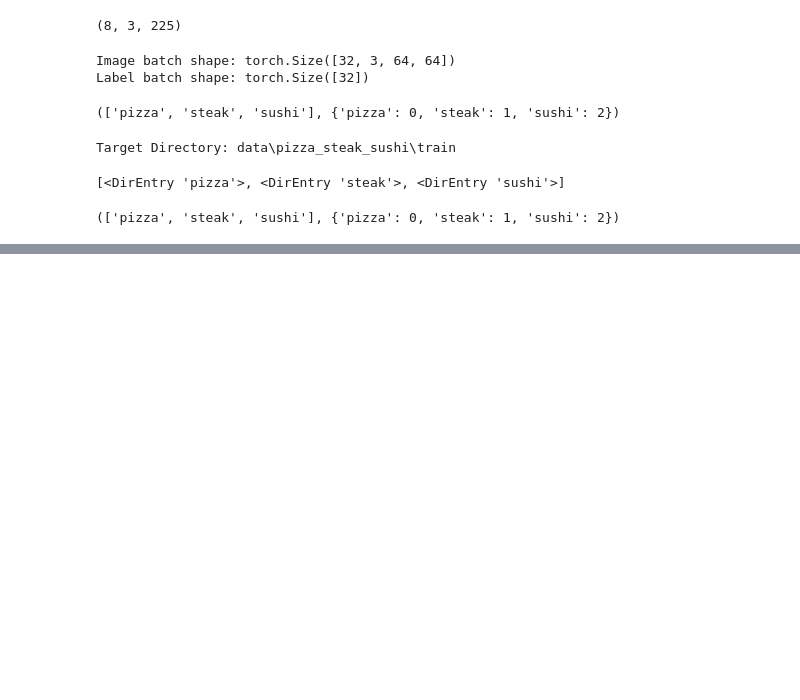
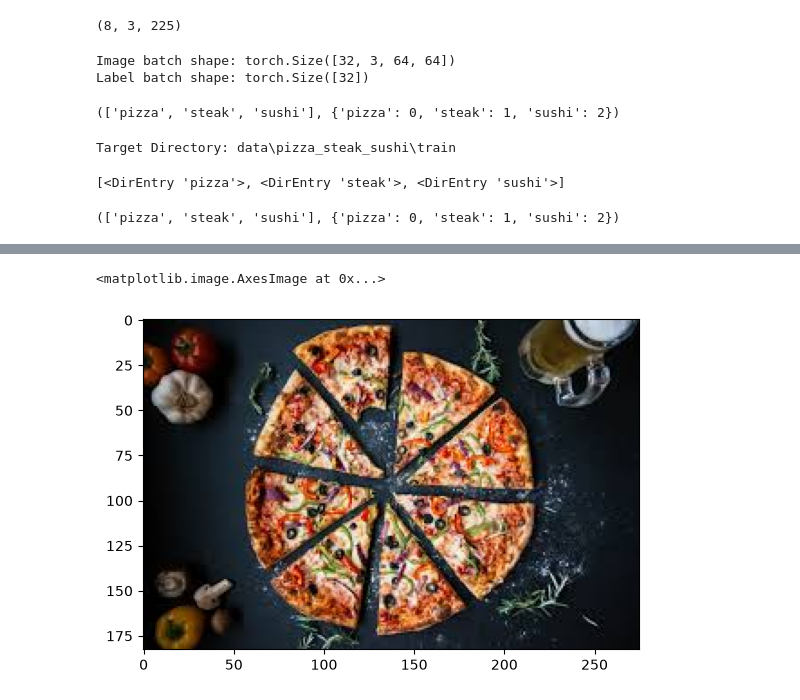
Before and after one commit to Mr-Green07/Custom_ResNet, a Jupyter notebook: Custom Dataset/First_custom.ipynb, the cells around one changed output, grey strips where cells are left out. Saved outputs shown, nothing was run; the diff lists cells and outputs as text; code cells hidden in the pictures; blank space fills up the shorter version.

Commit message:
completed custom dataset

```diff
--- a/Custom Dataset/First_custom.ipynb
+++ b/Custom Dataset/First_custom.ipynb
@@ -144,3 +145,5 @@ plot_transformed_image(image_path_list, data_transform, n = 3, seed = 42)
+# %%
+image_path = data_path / "pizza_steak_sushi" /"pizza_custom"
 # %%
 train_data = datasets.ImageFolder(root = train_dir, transform = data_transform, target_transform = None)
 test_data = datasets.ImageFolder(root = test_dir, transform = data_transform, target_transform = None)
@@ -252,0 +860,8 @@ find_class(test_dir)
+# %%
+# make a prediction on custom image
+
+# make a prediction on custom image
+# Select a single image file from the directory (e.g., the first .jpg file)
+custom_image_path = next(image_path.glob("*.jpg"))
+custom_image_uint = torchvision.io.read_image(str(custom_image_path))
+custom_image_uint
@@ -252,0 +888,5 @@ find_class(test_dir)
+# %%
+plt.imshow(custom_image_uint.permute(1, 2, 0))
+# %% [output]
+<matplotlib.image.AxesImage at 0x...>
+[figure, added]
```
Also changed, not shown: parts of 51 cells of this notebook, 1 other file.
